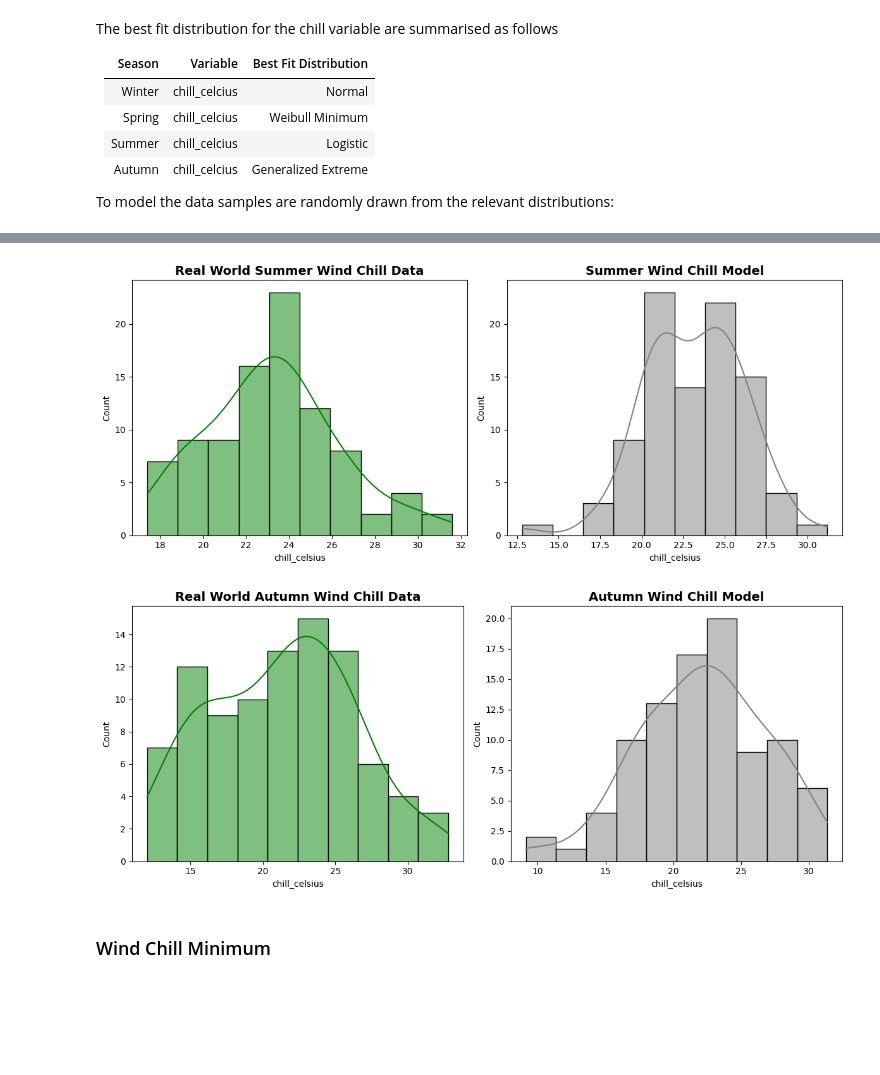
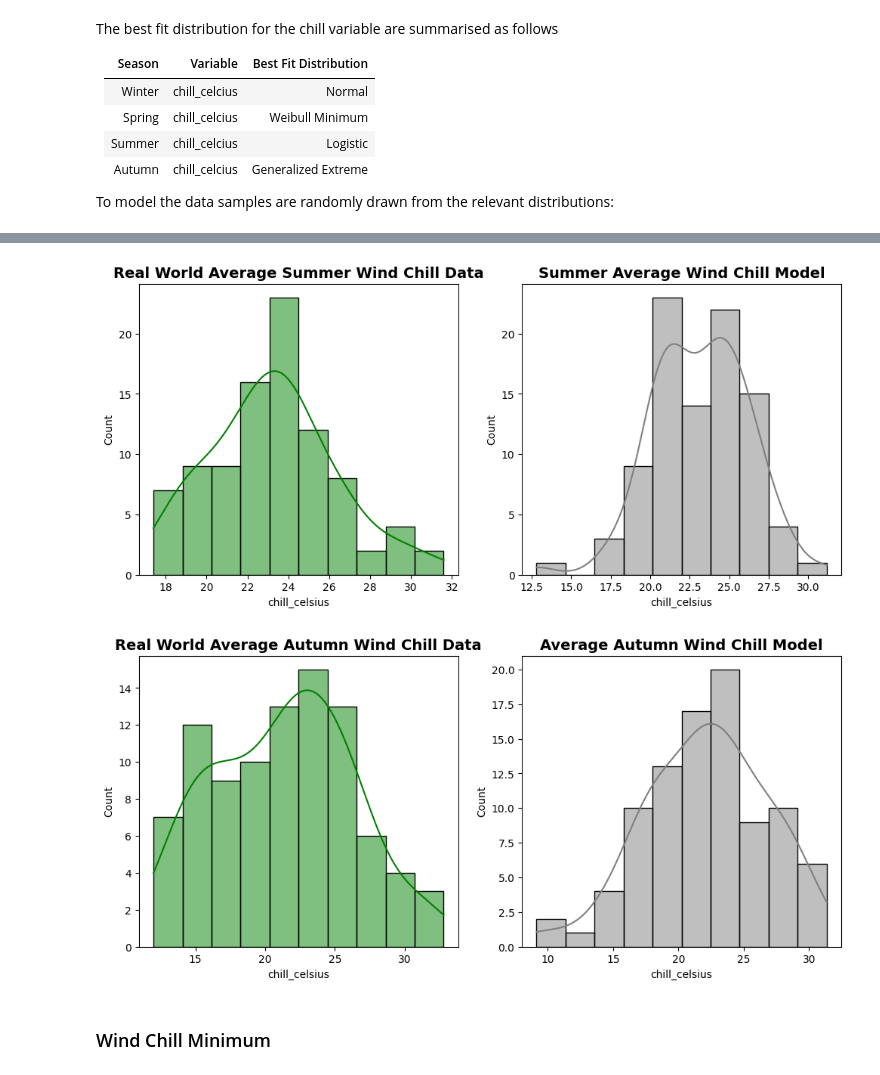
Before and after one commit to humphs078/ProgrammingforDataAnalysisAssignment_1, a Jupyter notebook: submission_notebook.ipynb, the cells around one changed output, grey strips where cells are left out. Cells and saved outputs as stored; diff of their text form; code cells hidden in the pictures; blank space fills up the shorter version.

```diff
--- a/submission_notebook.ipynb
+++ b/submission_notebook.ipynb
@@ -1050,23 +1054,23 @@ plt.show()
 # %%
 # Create an empty plot.
 fig, (ax1, ax2) = plt.subplots(1, 2, figsize=(12,5))
-sns.histplot(summer['chill_celsius'], color='green', kde=True, ax=ax1, bins=10).set_title('Real World Summer Wind Chill Data', color='black', size=14, weight='bold')
-sns.histplot(summer_chill_model, color='grey', kde=True, ax=ax2, bins=10).set_title('Summer Wind Chill Model', color='black', size=14, weight='bold')
+sns.histplot(summer['chill_celsius'], color='green', kde=True, ax=ax1, bins=10).set_title('Real World Average Summer Wind Chill Data', color='black', size=14, weight='bold')
+sns.histplot(summer_chill_model, color='grey', kde=True, ax=ax2, bins=10).set_title('Summer Average Wind Chill Model', color='black', size=14, weight='bold')
 ax2.set(xlabel='chill_celsius')
 
 plt.show()
 # %% [output]
-[figure, old version]
+[figure, new version]
 # %%
 # Create an empty plot.
 fig, (ax1, ax2) = plt.subplots(1, 2, figsize=(12,5))
-sns.histplot(autumn['chill_celsius'], color='green', kde=True, ax=ax1, bins=10).set_title('Real World Autumn Wind Chill Data', color='black', size=14, weight='bold')
-sns.histplot(autumn_chill_model, color='grey', kde=True, ax=ax2, bins=10).set_title('Autumn Wind Chill Model', color='black', size=14, weight='bold')
+sns.histplot(autumn['chill_celsius'], color='green', kde=True, ax=ax1, bins=10).set_title('Real World Average Autumn Wind Chill Data', color='black', size=14, weight='bold')
+sns.histplot(autumn_chill_model, color='grey', kde=True, ax=ax2, bins=10).set_title('Average Autumn Wind Chill Model', color='black', size=14, weight='bold')
 ax2.set(xlabel='chill_celsius')
 
 plt.show()
 # %% [output]
-[figure, old version]
+[figure, new version]
 # %% [markdown]
 ### Wind Chill Minimum <a id="wind-chill-minimum"></a>
 # %% [markdown]
```
Also changed, not shown: parts of 16 cells of this notebook.
